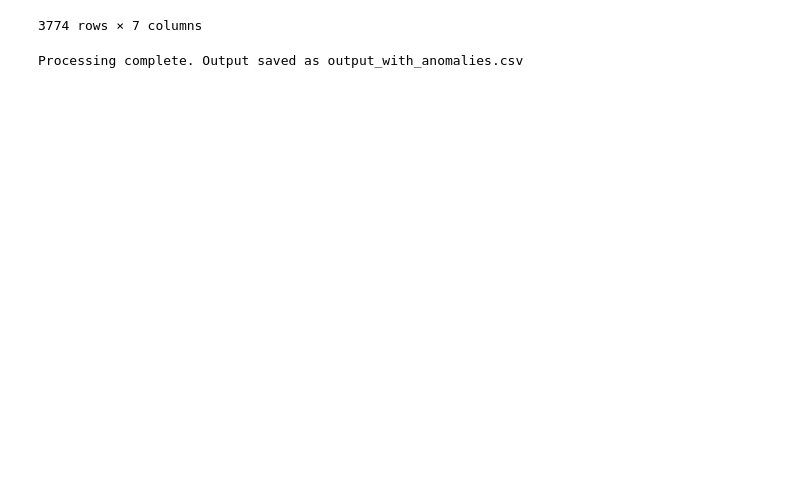
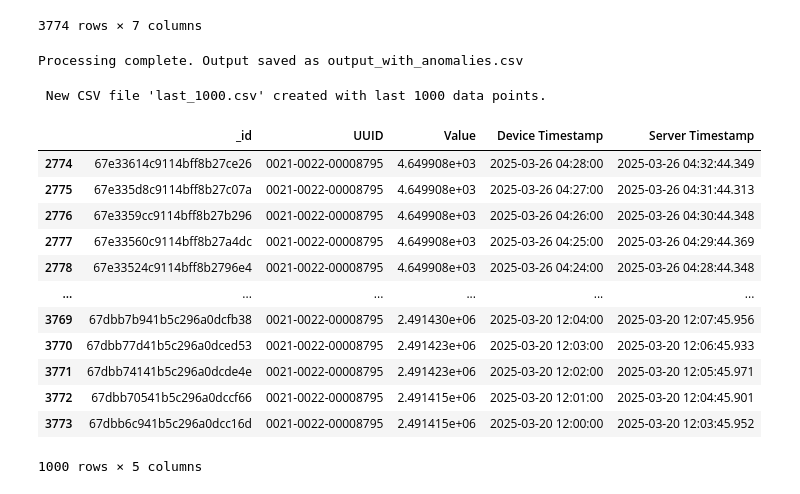
Before and after one commit to nachiiiket/OptiexIOT, a Jupyter notebook: OptiexIOT_excel.ipynb, the cells around one changed output. Drawn from its saved outputs; the diff is of its cells as text; code cells hidden in the pictures; blank space fills up the shorter version.

```diff
--- a/OptiexIOT_excel.ipynb
+++ b/OptiexIOT_excel.ipynb
@@ -660,3 +166,34 @@ df.to_csv("output_with_anomalies.csv", index=False)
 print("Processing complete. Output saved as output_with_anomalies.csv")
 # %% [output]
 Processing complete. Output saved as output_with_anomalies.csv
+# %%
+import pandas as pd
+
+# Load the CSV file (replace 'your_file.csv' with your actual file name)
+df = pd.read_csv("/content/export_Sensor_data_2025-08-09 (1).csv")
+
+# Select the last 1000 data points
+last_1000 = df.tail(1000)
+
+# Save to a new CSV file
+last_1000.to_csv("last_1000.csv", index=False)
+
+print(" New CSV file 'last_1000.csv' created with last 1000 data points.")
+# %% [output]
+ New CSV file 'last_1000.csv' created with last 1000 data points.
+# %%
+df.tail(1000)
+# %% [output]
+|  | _id | UUID | Value | Device Timestamp | Server Timestamp |
+| 2774 | 67e33614c9114bff8b27ce26 | 0021-0022-00008795 | 4.649908e+03 | 2025-03-26 04:28:00 | 2025-03-26 04:32:44.349 |
+| 2775 | 67e335d8c9114bff8b27c07a | 0021-0022-00008795 | 4.649908e+03 | 2025-03-26 04:27:00 | 2025-03-26 04:31:44.313 |
+| 2776 | 67e3359cc9114bff8b27b296 | 0021-0022-00008795 | 4.649908e+03 | 2025-03-26 04:26:00 | 2025-03-26 04:30:44.348 |
+| 2777 | 67e33560c9114bff8b27a4dc | 0021-0022-00008795 | 4.649908e+03 | 2025-03-26 04:25:00 | 2025-03-26 04:29:44.369 |
+| 2778 | 67e33524c9114bff8b2796e4 | 0021-0022-00008795 | 4.649908e+03 | 2025-03-26 04:24:00 | 2025-03-26 04:28:44.348 |
+| ... | ... | ... | ... | ... | ... |
+| 3769 | 67dbb7b941b5c296a0dcfb38 | 0021-0022-00008795 | 2.491430e+06 | 2025-03-20 12:04:00 | 2025-03-20 12:07:45.956 |
+| 3770 | 67dbb77d41b5c296a0dced53 | 0021-0022-00008795 | 2.491423e+06 | 2025-03-20 12:03:00 | 2025-03-20 12:06:45.933 |
+| 3771 | 67dbb74141b5c296a0dcde4e | 0021-0022-00008795 | 2.491423e+06 | 2025-03-20 12:02:00 | 2025-03-20 12:05:45.971 |
+| 3772 | 67dbb70541b5c296a0dccf66 | 0021-0022-00008795 | 2.491415e+06 | 2025-03-20 12:01:00 | 2025-03-20 12:04:45.901 |
+| 3773 | 67dbb6c941b5c296a0dcc16d | 0021-0022-00008795 | 2.491415e+06 | 2025-03-20 12:00:00 | 2025-03-20 12:03:45.952 |
+1000 rows × 5 columns
```
Also changed, not shown: parts of 10 cells of this notebook.
